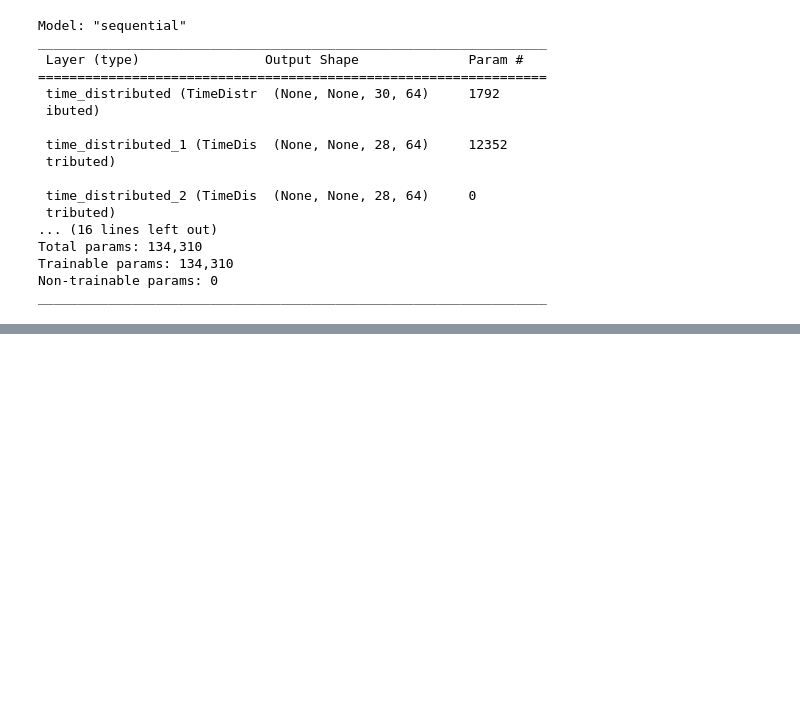
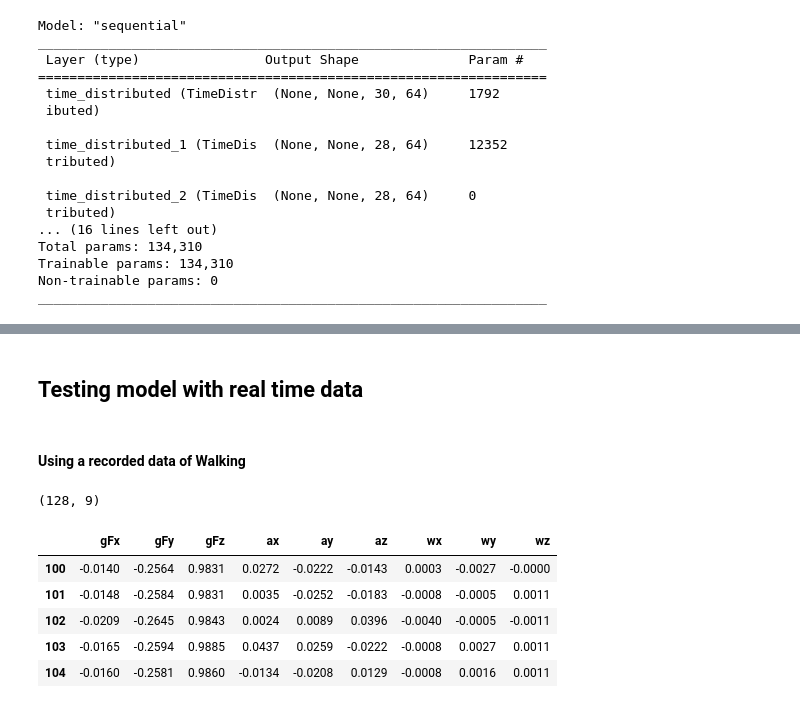
Before and after one commit to Aniket-tempest/HAR-EmployeeIdentification, a Jupyter notebook: HAR_DeepLearning.ipynb, the cells around one changed output, grey strips where cells are left out. Cells and saved outputs as stored; diff of their text form; code cells hidden in the pictures; blank space fills up the shorter version.

Commit message:
Update real-time data testing

```diff
--- a/HAR_DeepLearning.ipynb
+++ b/HAR_DeepLearning.ipynb
@@ -314,0 +350,2 @@ Loss:  0.8079065680503845
+# %% [markdown]
+## Testing model with real time data
@@ -314,0 +364,15 @@ Loss:  0.8079065680503845
+# %% [markdown]
+#### Using a recorded data of Walking
+# %%
+test = pd.read_csv("drive/MyDrive/UCI HAR Dataset/realtime/realtime-walk.csv")
+test = test.iloc[100:228, 1:10]
+print(test.shape)
+test.head()
+# %% [output]
+(128, 9)
+|  | gFx | gFy | gFz | ax | ay | az | wx | wy | wz |
+| 100 | -0.0140 | -0.2564 | 0.9831 | 0.0272 | -0.0222 | -0.0143 | 0.0003 | -0.0027 | -0.0000 |
+| 101 | -0.0148 | -0.2584 | 0.9831 | 0.0035 | -0.0252 | -0.0183 | -0.0008 | -0.0005 | 0.0011 |
+| 102 | -0.0209 | -0.2645 | 0.9843 | 0.0024 | 0.0089 | 0.0396 | -0.0040 | -0.0005 | -0.0011 |
+| 103 | -0.0165 | -0.2594 | 0.9885 | 0.0437 | 0.0259 | -0.0222 | -0.0008 | 0.0027 | 0.0011 |
+| 104 | -0.0160 | -0.2581 | 0.9860 | -0.0134 | -0.0208 | 0.0129 | -0.0008 | 0.0016 | 0.0011 |
```
Also changed, not shown: parts of 36 cells of this notebook.
